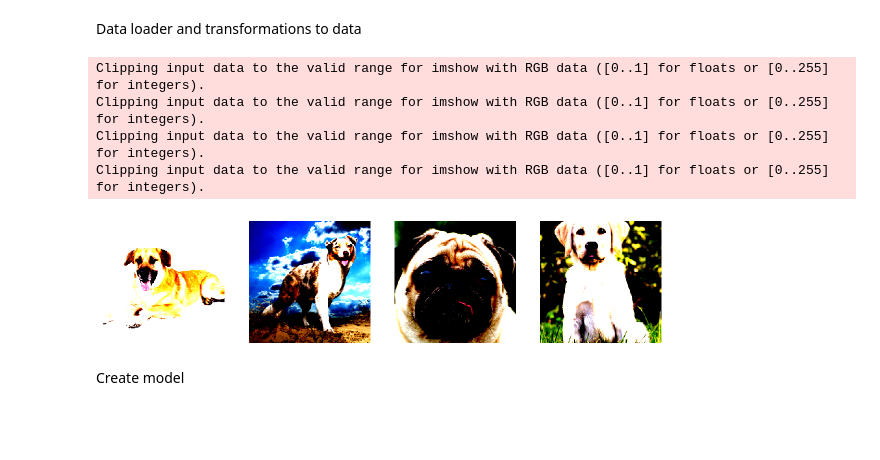
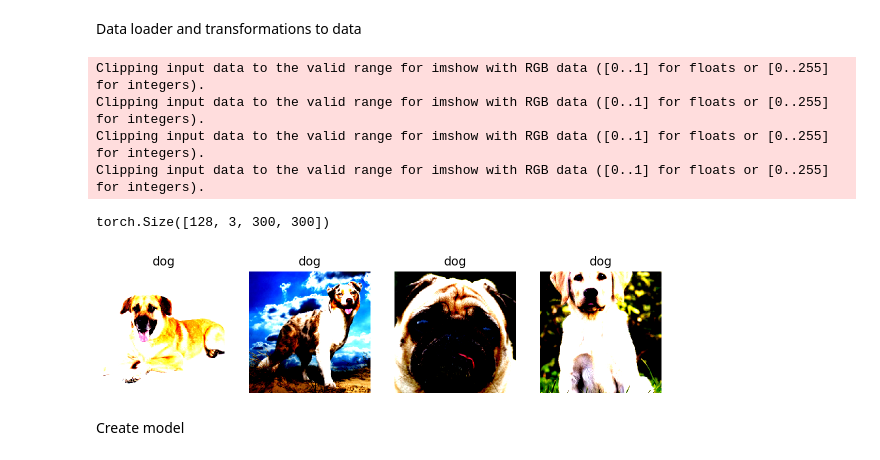
Before and after one commit to LuchoTurtle/chinese-zodiac-classification, a Jupyter notebook: zodiac_classification.ipynb, the cells around one changed output. Saved outputs shown, nothing was run; the diff lists cells and outputs as text; code cells hidden in the pictures; blank space fills up the shorter version.

```diff
--- a/zodiac_classification.ipynb
+++ b/zodiac_classification.ipynb
@@ -64,27 +62,29 @@ Data loader and transformations to data
 # %%
 data_directory = './signs'
 
-batch_size = 16
-num_workers = 4
+batch_size = 128
+num_workers = 6
+
+mean = [0.485, 0.456, 0.406]
+std = [0.229, 0.224, 0.225]
 
 # Transformations for each data set
-train_transforms = transforms.Compose([transforms.Resize(299),
-                                       transforms.CenterCrop(299),
-                                       transforms.RandomRotation(24),
+train_transforms = transforms.Compose([transforms.Resize(330),
+                                       transforms.RandomCrop(300),
                                        transforms.RandomHorizontalFlip(),
-                                       transforms.RandomVerticalFlip(),
+                                      transforms.RandomRotation(24),
                                        transforms.ToTensor(),
-                                       transforms.Normalize(mean=[0.485, 0.456, 0.406], std=[0.229, 0.224, 0.225])])
+                                       transforms.Normalize(mean = mean, std = std)])
 
-validation_transforms = transforms.Compose([transforms.Resize(299),
-                                            transforms.CenterCrop(299),
+validation_transforms = transforms.Compose([transforms.Resize(330),
+                                            transforms.CenterCrop(300),
                                             transforms.ToTensor(),
-                                            transforms.Normalize(mean=[0.485, 0.456, 0.406], std=[0.229, 0.224, 0.225])])
+                                            transforms.Normalize(mean = mean, std = std)])
 
-test_transforms = transforms.Compose([transforms.Resize(299),
-                                      transforms.CenterCrop(299),
+test_transforms = transforms.Compose([transforms.Resize(330),
+                                      transforms.CenterCrop(300),
                                       transforms.ToTensor(),
-                                      transforms.Normalize(mean=[0.485, 0.456, 0.406], std=[0.229, 0.224, 0.225])])
+                                      transforms.Normalize(mean = mean, std = std)])
 
 
 # Setting up the data and data loaders and applying the previous transforms. Nonechucks is used to discard invalid data
@@ -92,6 +92,7 @@ training_data = datasets.ImageFolder(data_directory + '/train', transform = trai
 test_data = datasets.ImageFolder(data_directory + '/test', transform = test_transforms)
 validation_data = datasets.ImageFolder(data_directory + '/valid', transform = validation_transforms)
 
+# Using nonechucks to drop invalid/corrupt images
 training_data = nc.SafeDataset(training_data)
 test_data = nc.SafeDataset(test_data)
 validation_data = nc.SafeDataset(validation_data)
@@ -99,6 +100,8 @@ validation_data = nc.SafeDataset(validation_data)
 train_loader = torch.utils.data.DataLoader(training_data, batch_size = batch_size, shuffle=True, num_workers = num_workers)
 test_loader = torch.utils.data.DataLoader(test_data, batch_size = batch_size, num_workers = num_workers)
 validation_loader = torch.utils.data.DataLoader(validation_data, batch_size = batch_size, num_workers = num_workers)
+
+classes = ['dog','dragon','goat','horse', 'monkey', 'ox', 'pig', 'rabbit', 'ratt', 'rooster', 'snake', 'tiger']
 # %%
 def imshow(image, ax=None, title=None, normalize=True):
     """Imshow for Tensor."""
@@ -108,34 +111,38 @@ def imshow(image, ax=None, title=None, normalize=True):
 
     if normalize:
         mean = np.array([0.485, 0.456, 0.406])
         std = np.array([0.229, 0.224, 0.225])
         image = std * image + mean
         image = np.clip(image, 0, 1)
 
     ax.imshow(image)
     ax.spines['top'].set_visible(False)
     ax.spines['right'].set_visible(False)
     ax.spines['left'].set_visible(False)
     ax.spines['bottom'].set_visible(False)
     ax.tick_params(axis='both', length=0)
     ax.set_xticklabels('')
     ax.set_yticklabels('')
 
     return ax
 
 data_iter = iter(validation_loader)
 
 images, labels = next(data_iter)
 fig, axes = plt.subplots(figsize=(10,4), ncols=4)
 for ii in range(4):
     ax = axes[ii]
     imshow(images[ii], ax=ax, normalize=False)
+    ax.set_title("{}".format(classes[labels[ii]]))
+
+print(images.shape)
 # %% [output]
 Clipping input data to the valid range for imshow with RGB data ([0..1] for floats or [0..255] for integers).
 Clipping input data to the valid range for imshow with RGB data ([0..1] for floats or [0..255] for integers).
 Clipping input data to the valid range for imshow with RGB data ([0..1] for floats or [0..255] for integers).
 Clipping input data to the valid range for imshow with RGB data ([0..1] for floats or [0..255] for integers).
+torch.Size([128, 3, 300, 300])
-[figure, old version]
+[figure, new version]
 # %% [markdown]
 Create model
 # %%
```
Also changed, not shown: parts of 7 cells of this notebook, 1 other file.
